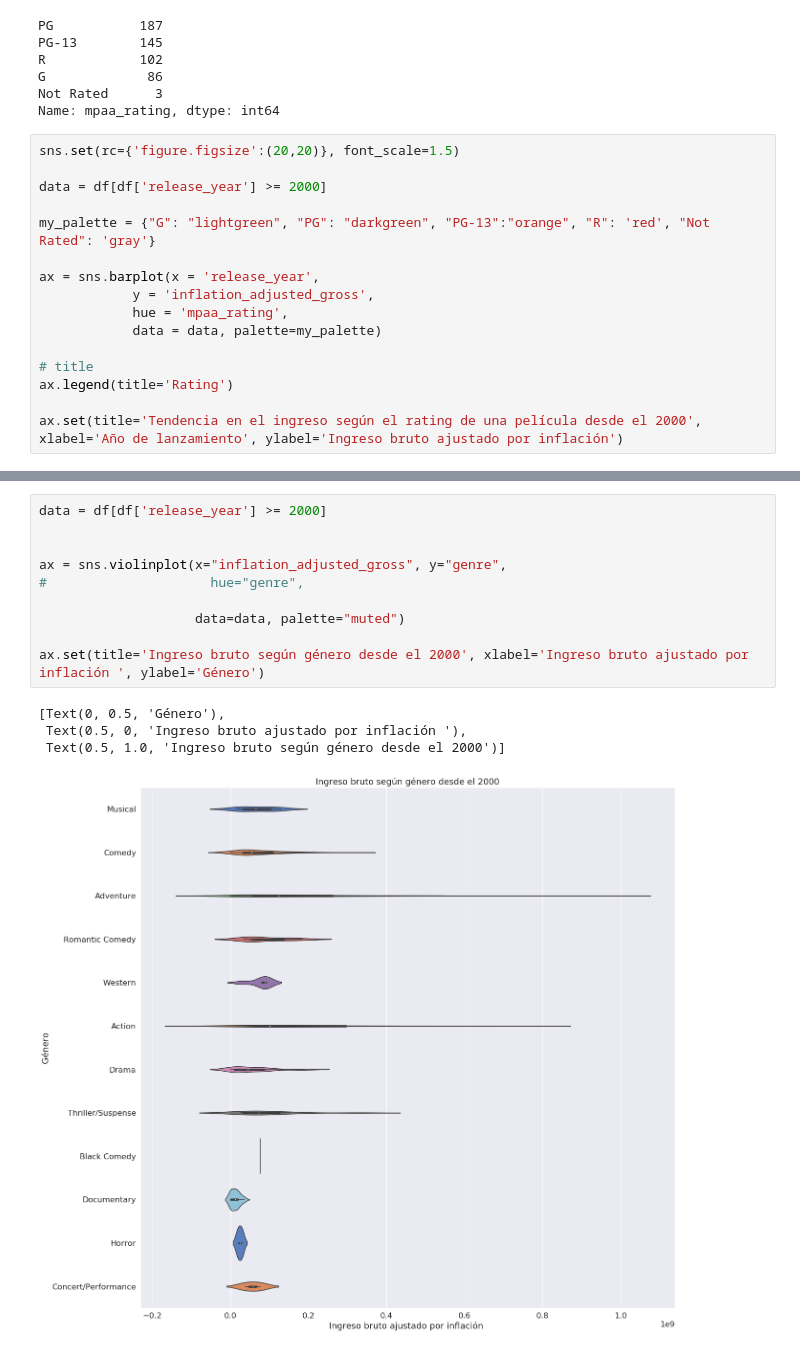
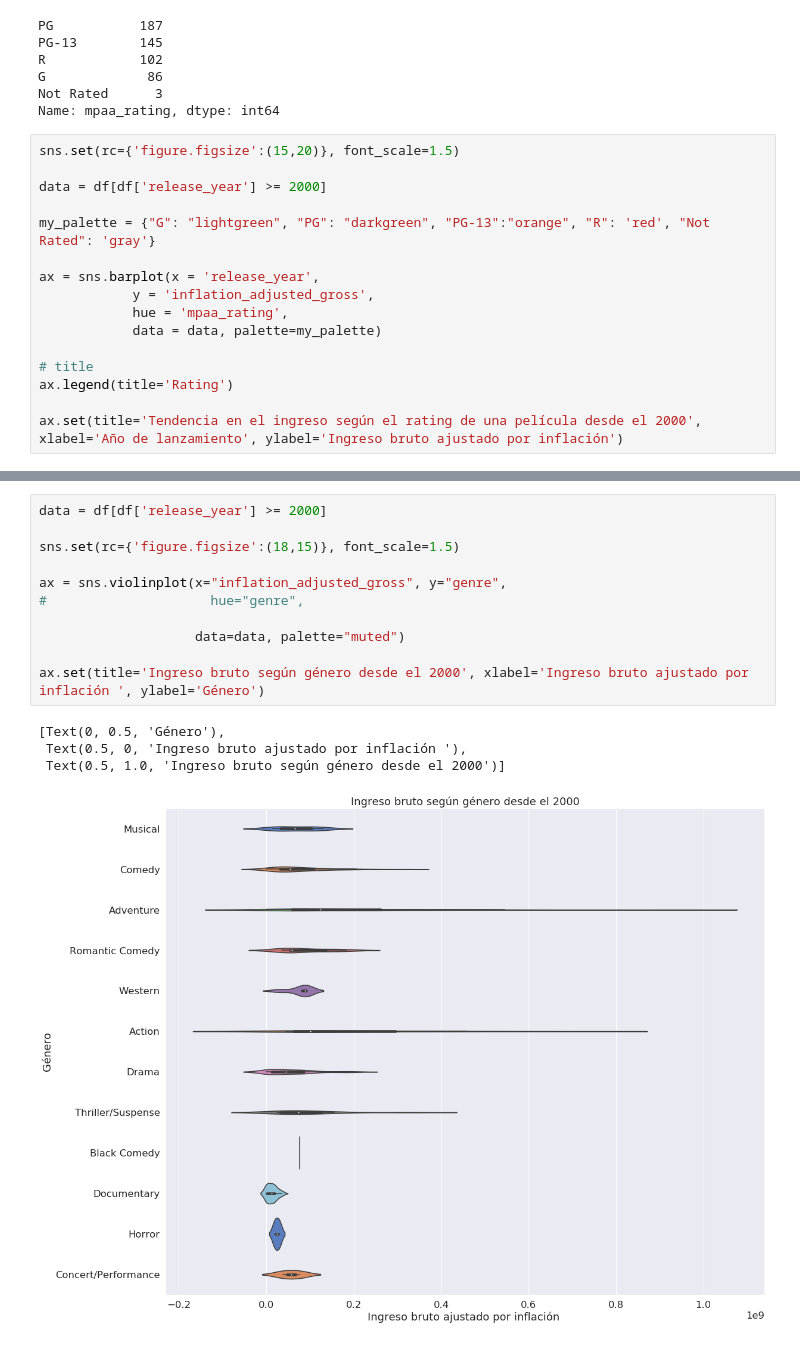
Before and after one commit to shizus/delayed-vicious-cat, a Jupyter notebook: Disney.ipynb, the cells around one changed output, grey strips where cells are left out. Saved outputs shown, nothing was run; the diff lists cells and outputs as text.

```diff
--- a/Disney.ipynb
+++ b/Disney.ipynb
@@ -75,7 +75,7 @@ G             86
 Not Rated      3
 Name: mpaa_rating, dtype: int64
 # %%
-sns.set(rc={'figure.figsize':(20,20)}, font_scale=1.5)
+sns.set(rc={'figure.figsize':(15,20)}, font_scale=1.5)
 
 data = df[df['release_year'] >= 2000]
 
@@ -98,15 +93,16 @@ ax.set(title='Tendencia en el ingreso según el rating de una película desde el
 # %%
 data = df[df['release_year'] >= 2000]
 
+sns.set(rc={'figure.figsize':(18,15)}, font_scale=1.5)
 
 ax = sns.violinplot(x="inflation_adjusted_gross", y="genre",
 #                     hue="genre",
 
                     data=data, palette="muted")
 
 ax.set(title='Ingreso bruto según género desde el 2000', xlabel='Ingreso bruto ajustado por inflación ', ylabel='Género')
 # %% [output]
 [Text(0, 0.5, 'Género'),
  Text(0.5, 0, 'Ingreso bruto ajustado por inflación '),
  Text(0.5, 1.0, 'Ingreso bruto según género desde el 2000')]
-[figure, old version]
+[figure, new version]
```
Also changed, not shown: parts of 1 cell of this notebook.
